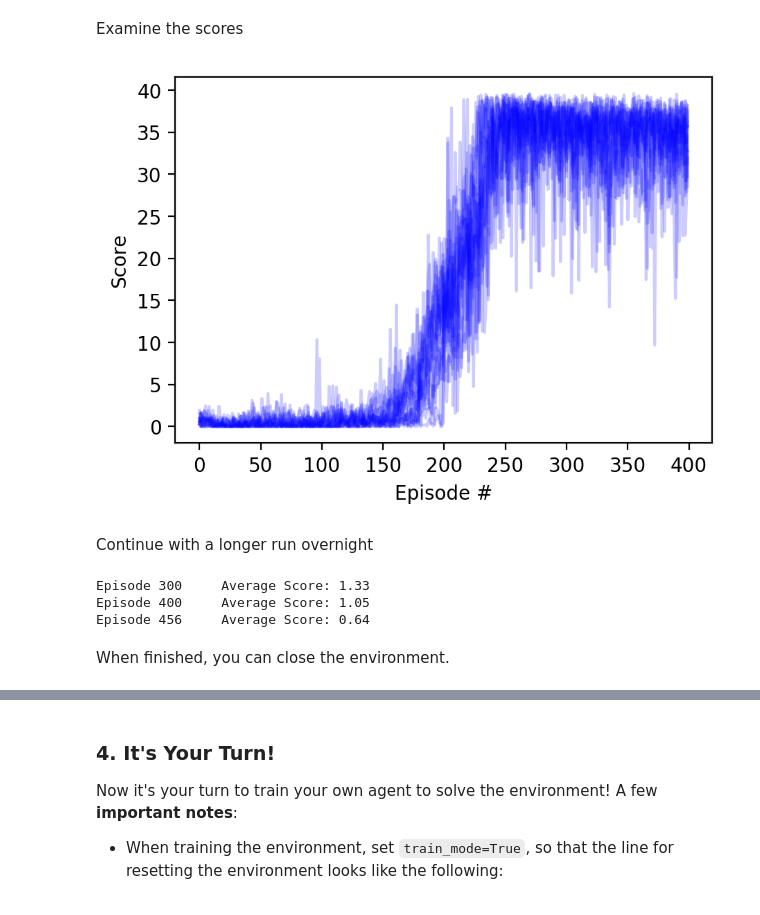
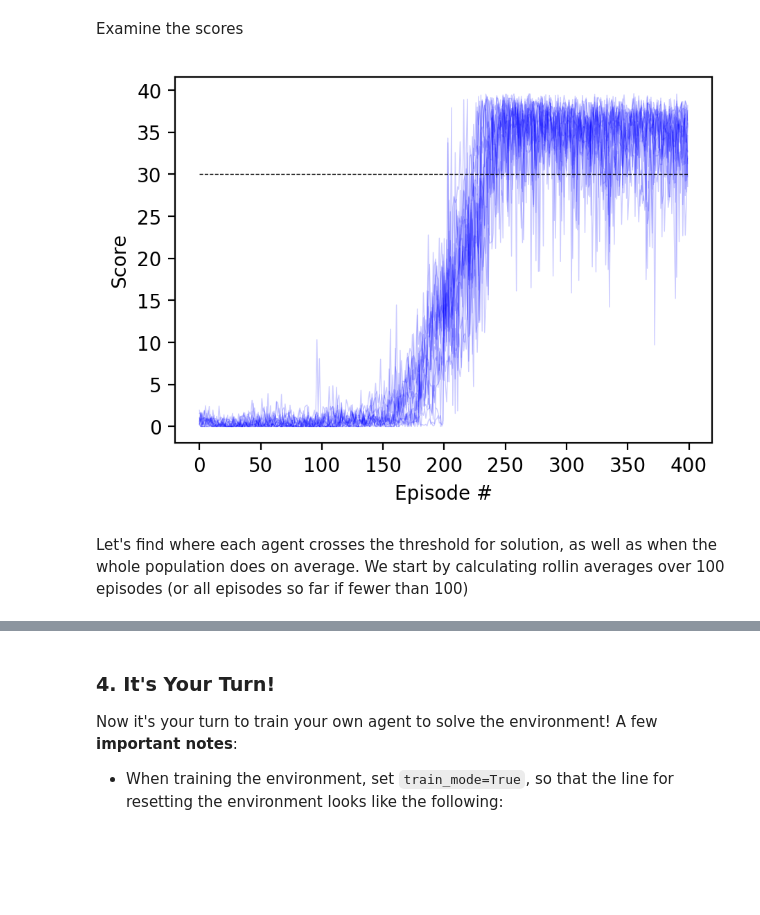
Before and after one commit to heikela/DDPG-Reacher, a Jupyter notebook: Continuous_Control.ipynb, the cells around one changed output, grey strips where cells are left out. Saved outputs shown, nothing was run; the diff lists cells and outputs as text; code cells hidden in the pictures; blank space fills up the shorter version.

Commit message:
Visualize and examine training performance

```diff
--- a/Continuous_Control.ipynb
+++ b/Continuous_Control.ipynb
@@ -722,19 +722,10 @@ Examine the scores
 # %%
 fig = plt.figure(figsize=(5,3.5), dpi=200)
 for i in range(len(scores)):
-    plt.plot(np.arange(len(scores[i])), scores[i], alpha=0.2, color='blue')
+    plt.plot(np.arange(len(scores[i])), scores[i], alpha=0.2, color='blue', linewidth=0.5)
+plt.plot(np.arange(len(scores[0])), np.ones(len(scores[0])) * 30, alpha=1, color='black', linewidth=0.5, linestyle='--')
 plt.ylabel('Score')
 plt.xlabel('Episode #')
 plt.show()
 # %% [output]
-[figure, old version]
+[figure, new version]
-# %% [markdown]
-Continue with a longer run overnight
-# %%
-cont_scores = ddpg(agent, env, brain_name, max_episode=2000, previous_scores=scores)
-# %% [output]
-Episode 300     Average Score: 1.33
-Episode 400     Average Score: 1.05
-Episode 456     Average Score: 0.64
-# %% [markdown]
-When finished, you can close the environment.
@@ -742,0 +732,2 @@ When finished, you can close the environment.
+# %% [markdown]
+Let's find where each agent crosses the threshold for solution, as well as when the whole population does on average. We start by calculating rollin averages over 100 episodes (or all episodes so far if fewer than 100)
```
Also changed, not shown: parts of 10 cells of this notebook.
